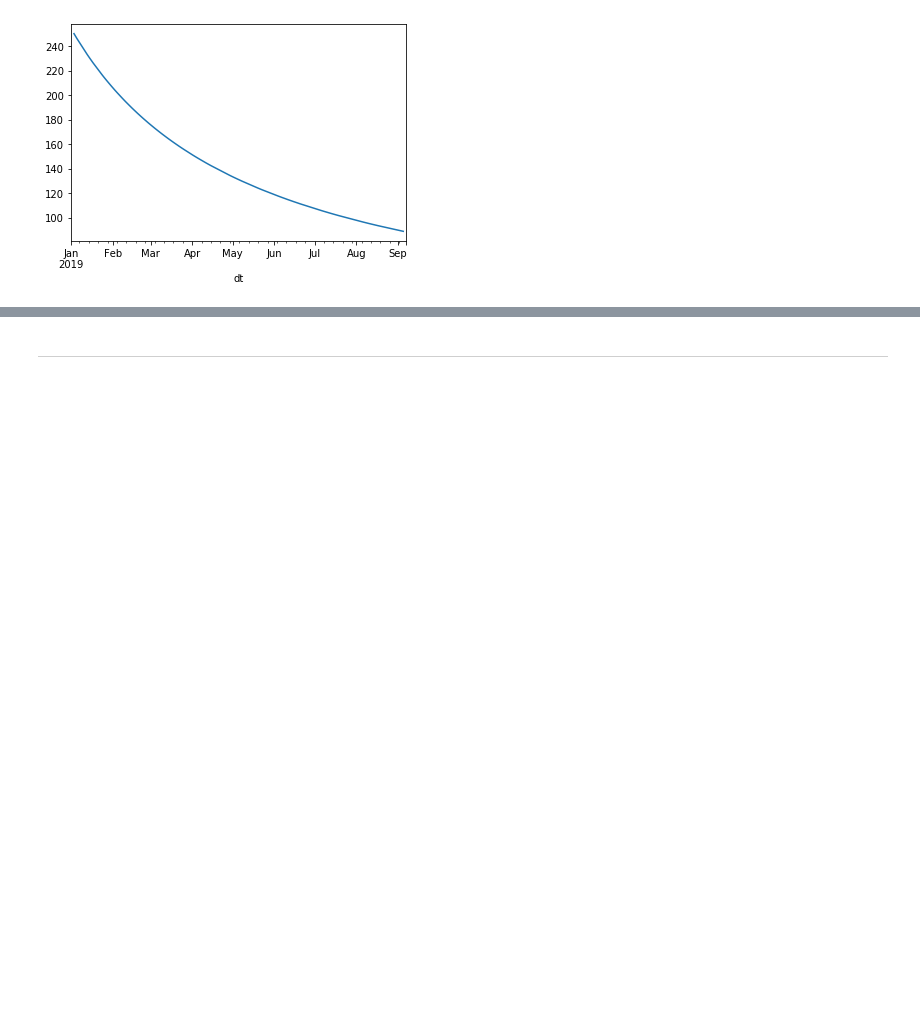
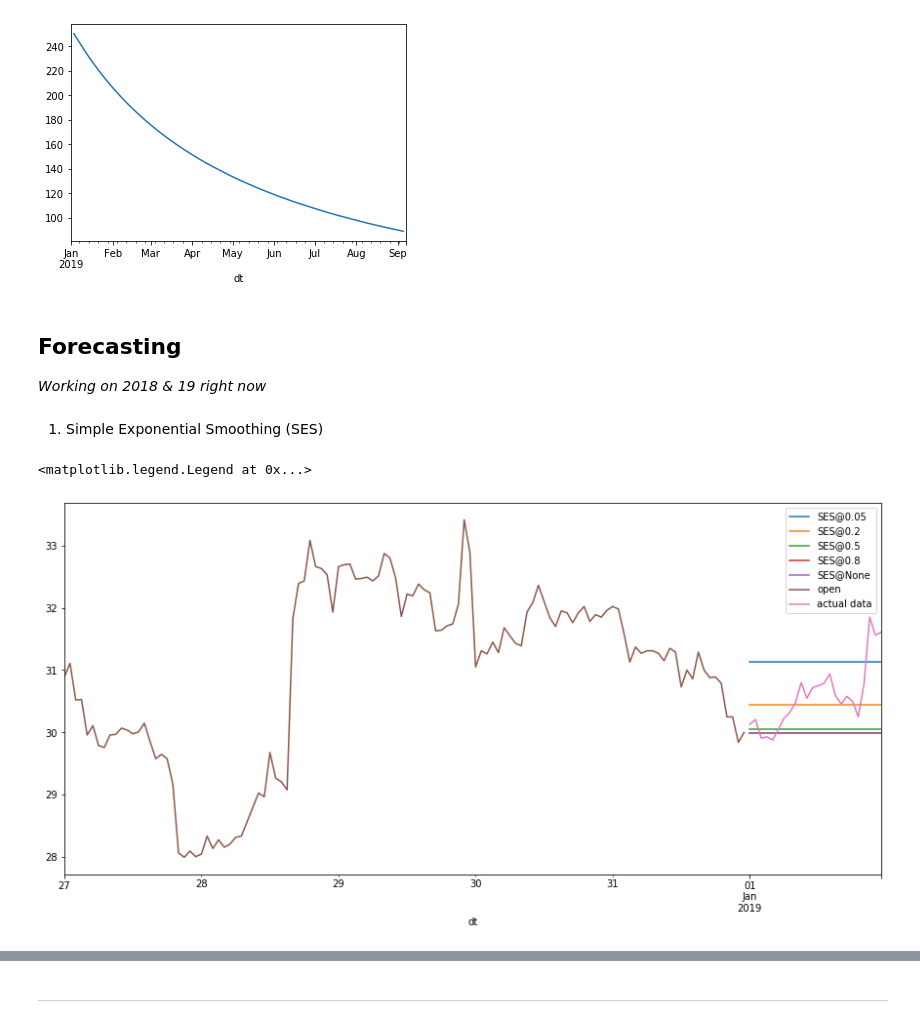
Before and after one commit to NilakshiMondal/Bitcoin-Price-Analysis, a Jupyter notebook: nbs/TS Analysis.ipynb, the cells around one changed output, grey strips where cells are left out. Drawn from its saved outputs; the diff is of its cells as text; code cells hidden in the pictures; blank space fills up the shorter version.

```diff
--- a/nbs/TS Analysis.ipynb
+++ b/nbs/TS Analysis.ipynb
@@ -397,3 +403,29 @@ ltc.sub.cyclic.plot()
 # %% [output]
 <matplotlib.axes._subplots.AxesSubplot at 0x...>
 [figure]
+# %% [markdown]
+## Forecasting
+
+*Working on 2018 & 19 right now*
+# %%
+data_subset = ltc.data.open.loc['2018'].sort_index()
+# %% [markdown]
+1) Simple Exponential Smoothing (SES)
+# %%
+model = SES(data_subset)
+
+list_of_alphas = [0.05, 0.2, 0.5, 0.8, None] # list of different values for the smoothing parameter
+fig, ax = plt.subplots(1, 1, figsize = (15,7)) # preparing the frame/grid to plot the data
+
+for idx, alpha in enumerate(list_of_alphas):
+    model_fitted = model.fit(alpha)
+    forecasts = model_fitted.forecast(24) # forecasts for 24 hours
+    # plotting the data
+    forecasts.plot(label = 'SES@'+str(alpha)) # plotting the forecasts
+
+data_subset.iloc[-24*5:].plot() # last 5 days of 2018
+ltc.data.open.loc['2019-01-01'].plot(label = 'actual data')
+plt.legend()
+# %% [output]
+<matplotlib.legend.Legend at 0x...>
+[figure, added]
```
Also changed, not shown: parts of 5 cells of this notebook.
